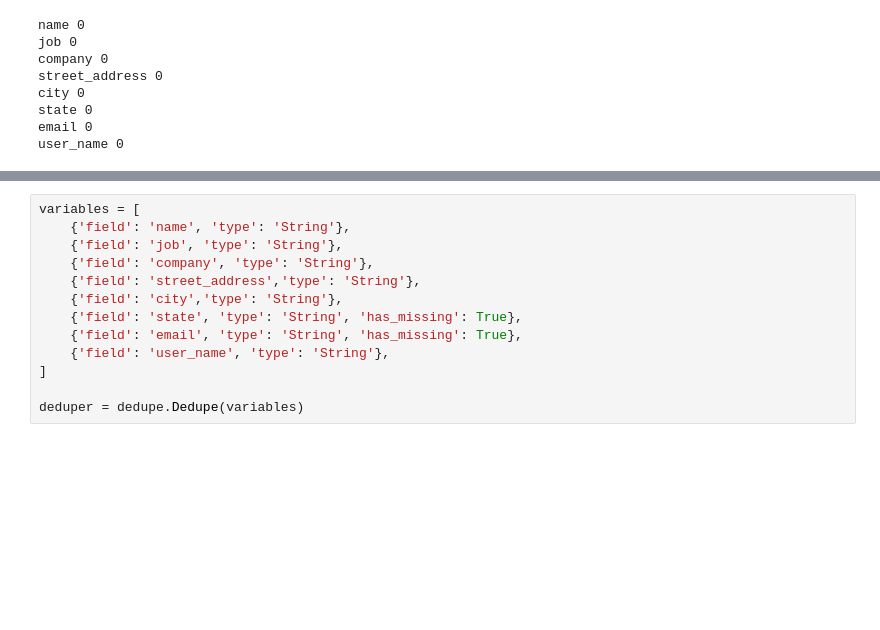
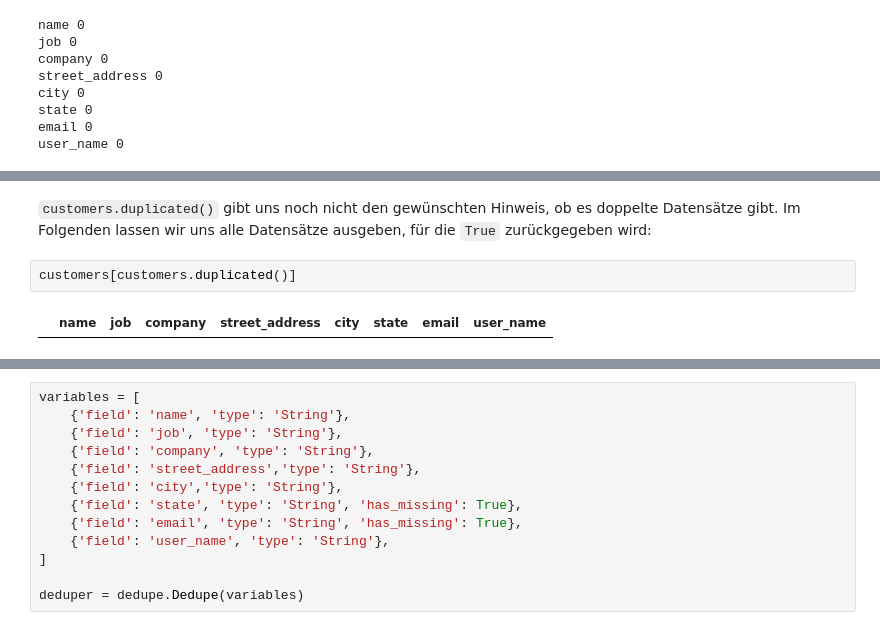
Before and after one commit to cusyio/Python4DataScience-de, a Jupyter notebook: docs/clean-prep/deduplicate.ipynb, the cells around one changed output, grey strips where cells are left out. Drawn from its saved outputs; the diff is of its cells as text; blank space fills up the shorter version.

```diff
--- a/docs/clean-prep/deduplicate.ipynb
+++ b/docs/clean-prep/deduplicate.ipynb
@@ -72,0 +90,6 @@ user_name 0
+# %% [markdown]
+`customers.duplicated()` gibt uns noch nicht den gewünschten Hinweis, ob es doppelte Datensätze gibt. Im Folgenden lassen wir uns alle Datensätze ausgeben, für die `True` zurückgegeben wird:
+# %%
+customers[customers.duplicated()]
+# %% [output]
+|  | name | job | company | street_address | city | state | email | user_name |
```
Also changed, not shown: parts of 28 cells of this notebook.
